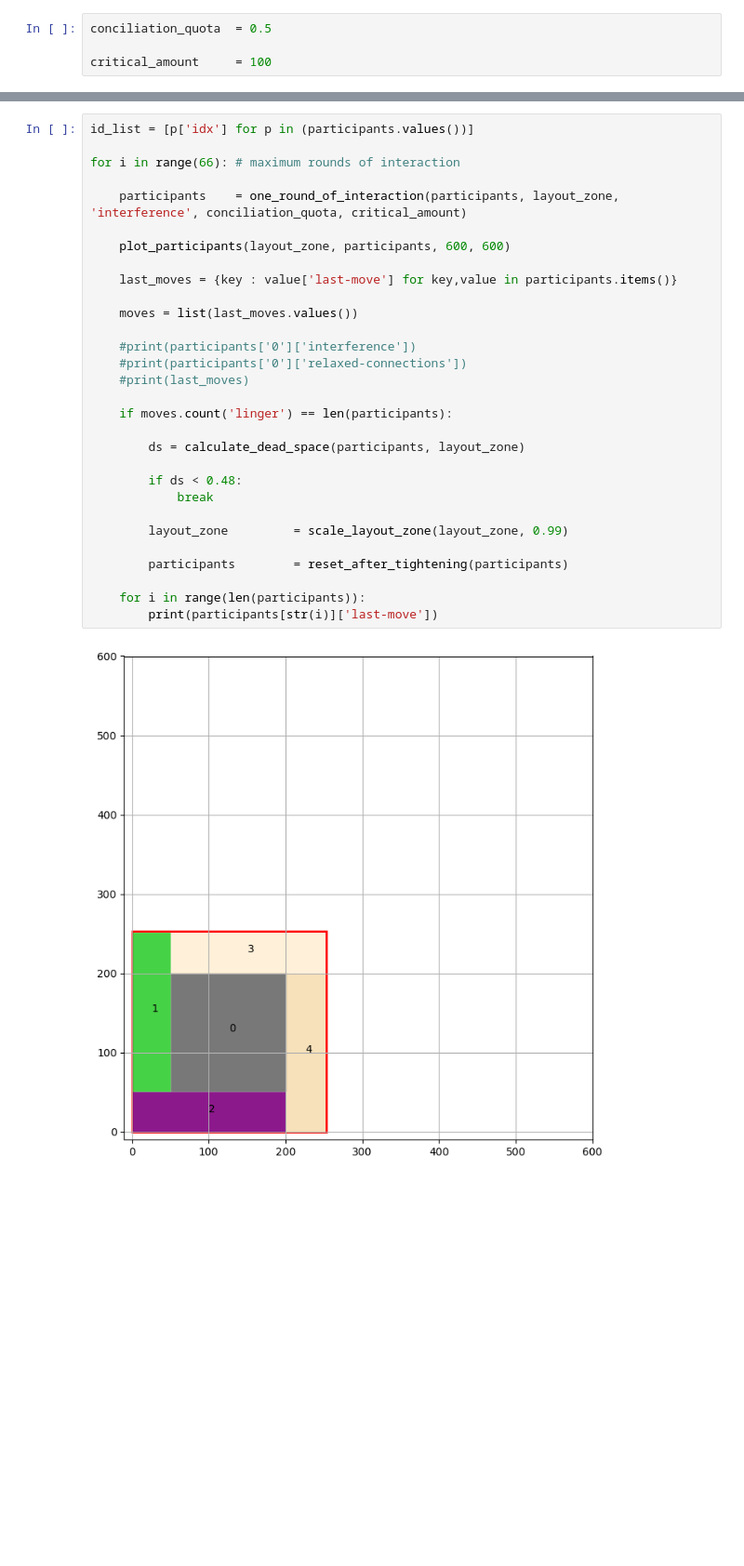
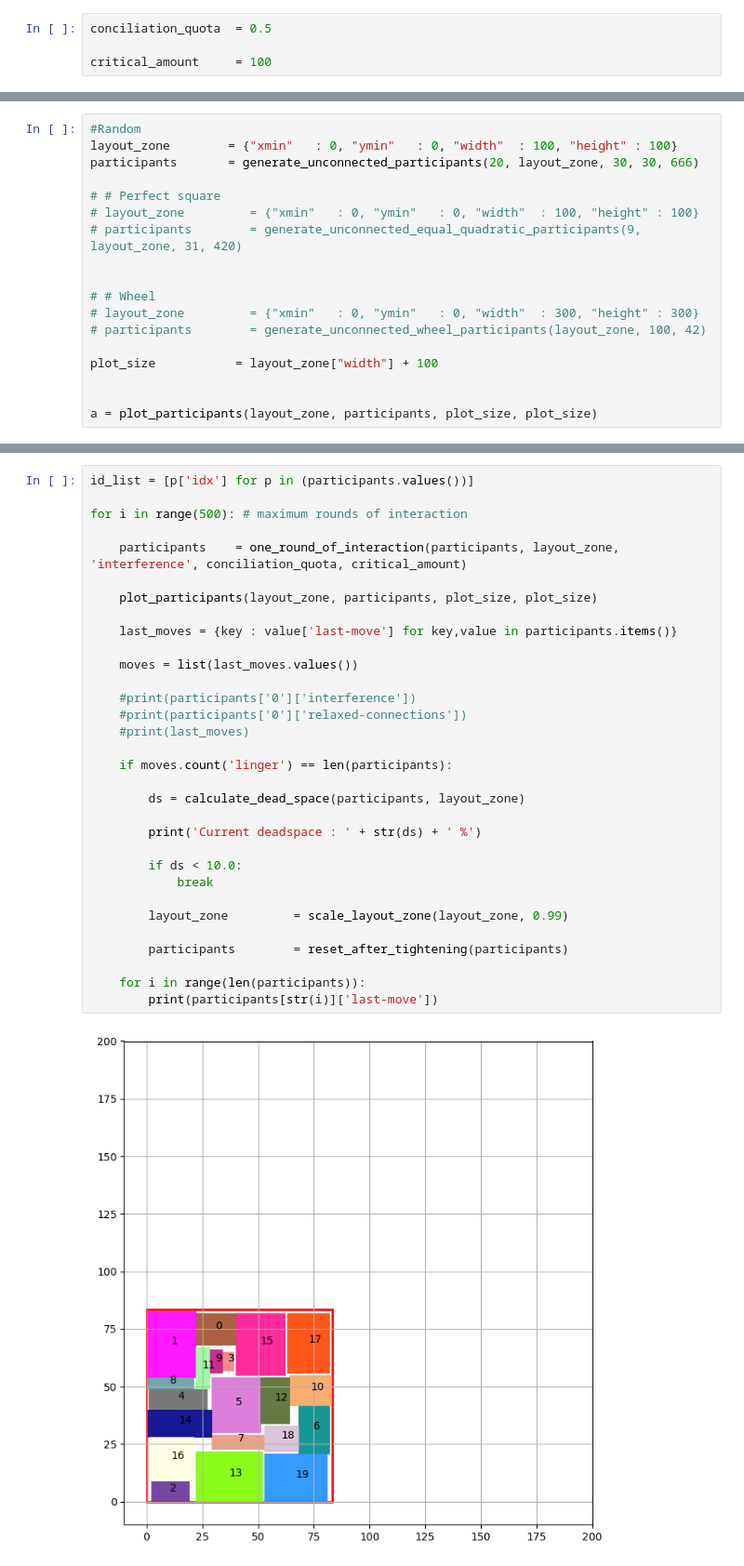
Before and after one commit to TiMo3654/abf, a Jupyter notebook: tests.ipynb, the cells around one changed output, grey strips where cells are left out. Shown at 93% size. Drawn from its saved outputs; the diff is of its cells as text; blank space fills up the shorter version.

```diff
--- a/tests.ipynb
+++ b/tests.ipynb
@@ -28,0 +13,18 @@ a = plot_participants(layout_zone, participants, 600, 600)
+# %%
+#Random
+layout_zone        = {"xmin"   : 0, "ymin"   : 0, "width"  : 100, "height" : 100}
+participants       = generate_unconnected_participants(20, layout_zone, 30, 30, 666)
+
+# # Perfect square
+# layout_zone         = {"xmin"   : 0, "ymin"   : 0, "width"  : 100, "height" : 100}
+# participants        = generate_unconnected_equal_quadratic_participants(9, layout_zone, 31, 420)
+
+
+# # Wheel
+# layout_zone         = {"xmin"   : 0, "ymin"   : 0, "width"  : 300, "height" : 300}
+# participants        = generate_unconnected_wheel_participants(layout_zone, 100, 42)
+
+plot_size           = layout_zone["width"] + 100
+
+
+a = plot_participants(layout_zone, participants, plot_size, plot_size)
@@ -35,32 +39,34 @@ Participant Area: 62500.0
 # %%
 id_list = [p['idx'] for p in (participants.values())]
 
-for i in range(66): # maximum rounds of interaction
+for i in range(500): # maximum rounds of interaction
 
     participants    = one_round_of_interaction(participants, layout_zone, 'interference', conciliation_quota, critical_amount)
 
-    plot_participants(layout_zone, participants, 600, 600)
+    plot_participants(layout_zone, participants, plot_size, plot_size)
 
     last_moves = {key : value['last-move'] for key,value in participants.items()}
 
     moves = list(last_moves.values())
 
     #print(participants['0']['interference'])
     #print(participants['0']['relaxed-connections'])
     #print(last_moves)
 
     if moves.count('linger') == len(participants):
 
         ds = calculate_dead_space(participants, layout_zone)
 
-        if ds < 0.48:
+        print('Current deadspace : ' + str(ds) + ' %')
+
+        if ds < 10.0:
             break
 
         layout_zone         = scale_layout_zone(layout_zone, 0.99)
 
         participants        = reset_after_tightening(participants)
 
     for i in range(len(participants)):
         print(participants[str(i)]['last-move'])
 # %% [output]
-[figure, old version]
+[figure, new version]
```
Also changed, not shown: parts of 6 cells of this notebook, 2 other files.
